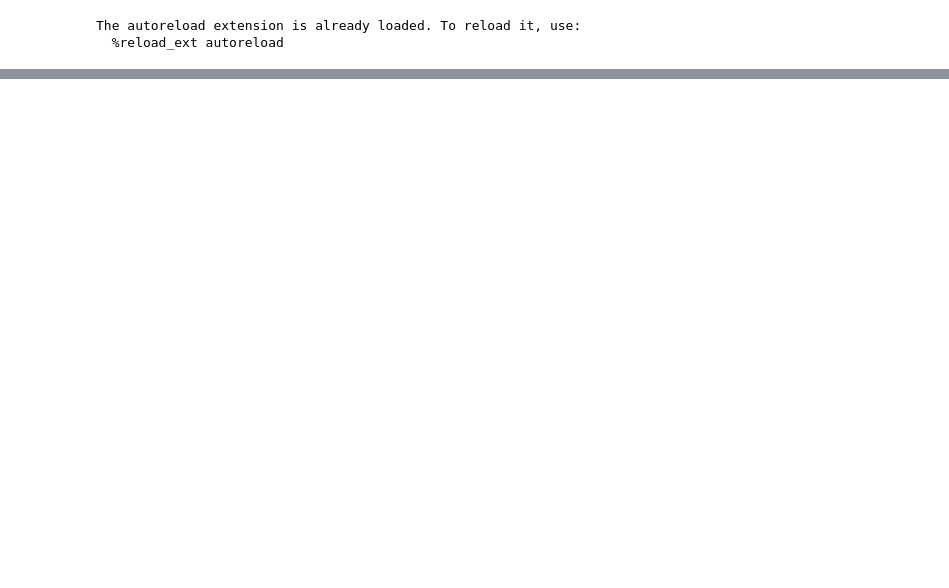
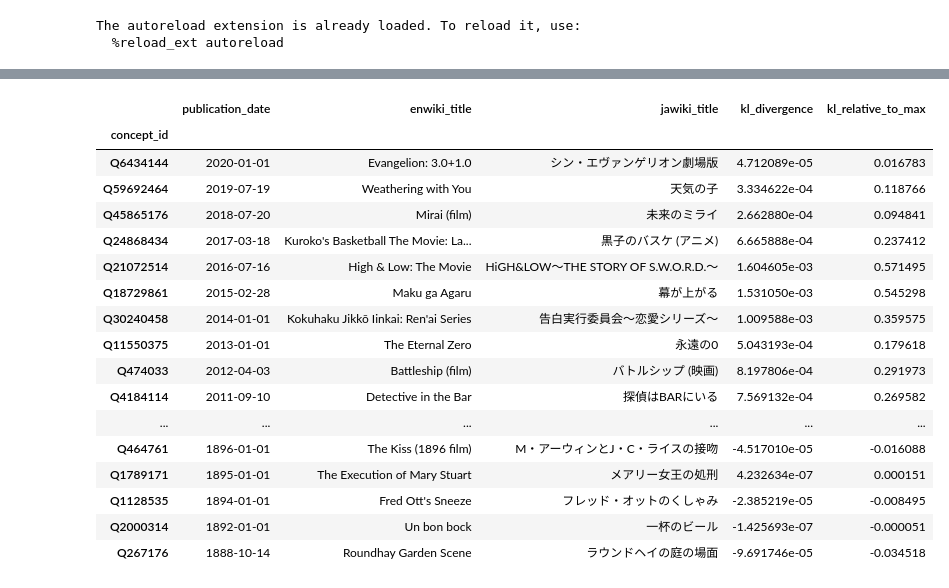
Before and after one commit to turtlesoupy/wikilanguage, a Jupyter notebook: Pandas.ipynb, the cells around one changed output, grey strips where cells are left out. Cells and saved outputs as stored; diff of their text form; code cells hidden in the pictures; blank space fills up the shorter version.

```diff
--- a/Pandas.ipynb
+++ b/Pandas.ipynb
@@ -16,0 +59,24 @@ len(df)
+# %%
+japan_prefers = pandas_helper.kl_divergence(films, base_wiki="enwiki", target_wiki="jawiki")
+pandas_helper.top_by_year(japan_prefers, top_col='kl_divergence')[
+    ['publication_date', 'enwiki_title', 'jawiki_title', 'kl_divergence', 'kl_relative_to_max']
+]
+# %% [output]
+|  | publication_date | enwiki_title | jawiki_title | kl_divergence | kl_relative_to_max |
+| concept_id |  |  |  |  |  |
+| Q6434144 | 2020-01-01 | Evangelion: 3.0+1.0 | シン・エヴァンゲリオン劇場版 | 4.712089e-05 | 0.016783 |
+| Q59692464 | 2019-07-19 | Weathering with You | 天気の子 | 3.334622e-04 | 0.118766 |
+| Q45865176 | 2018-07-20 | Mirai (film) | 未来のミライ | 2.662880e-04 | 0.094841 |
+| Q24868434 | 2017-03-18 | Kuroko's Basketball The Movie: La... | 黒子のバスケ (アニメ) | 6.665888e-04 | 0.237412 |
+| Q21072514 | 2016-07-16 | High & Low: The Movie | HiGH&LOW〜THE STORY OF S.W.O.R.D.〜 | 1.604605e-03 | 0.571495 |
+| Q18729861 | 2015-02-28 | Maku ga Agaru | 幕が上がる | 1.531050e-03 | 0.545298 |
+| Q30240458 | 2014-01-01 | Kokuhaku Jikkō Iinkai: Ren'ai Series | 告白実行委員会〜恋愛シリーズ〜 | 1.009588e-03 | 0.359575 |
+| Q11550375 | 2013-01-01 | The Eternal Zero | 永遠の0 | 5.043193e-04 | 0.179618 |
+| Q474033 | 2012-04-03 | Battleship (film) | バトルシップ (映画) | 8.197806e-04 | 0.291973 |
+| Q4184114 | 2011-09-10 | Detective in the Bar | 探偵はBARにいる | 7.569132e-04 | 0.269582 |
+| ... | ... | ... | ... | ... | ... |
+| Q464761 | 1896-01-01 | The Kiss (1896 film) | M・アーウィンとJ・C・ライスの接吻 | -4.517010e-05 | -0.016088 |
+| Q1789171 | 1895-01-01 | The Execution of Mary Stuart | メアリー女王の処刑 | 4.232634e-07 | 0.000151 |
+| Q1128535 | 1894-01-01 | Fred Ott's Sneeze | フレッド・オットのくしゃみ | -2.385219e-05 | -0.008495 |
+| Q2000314 | 1892-01-01 | Un bon bock | 一杯のビール | -1.425693e-07 | -0.000051 |
+| Q267176 | 1888-10-14 | Roundhay Garden Scene | ラウンドヘイの庭の場面 | -9.691746e-05 | -0.034518 |
```
Also changed, not shown: parts of 7 cells of this notebook, 1 other file.
